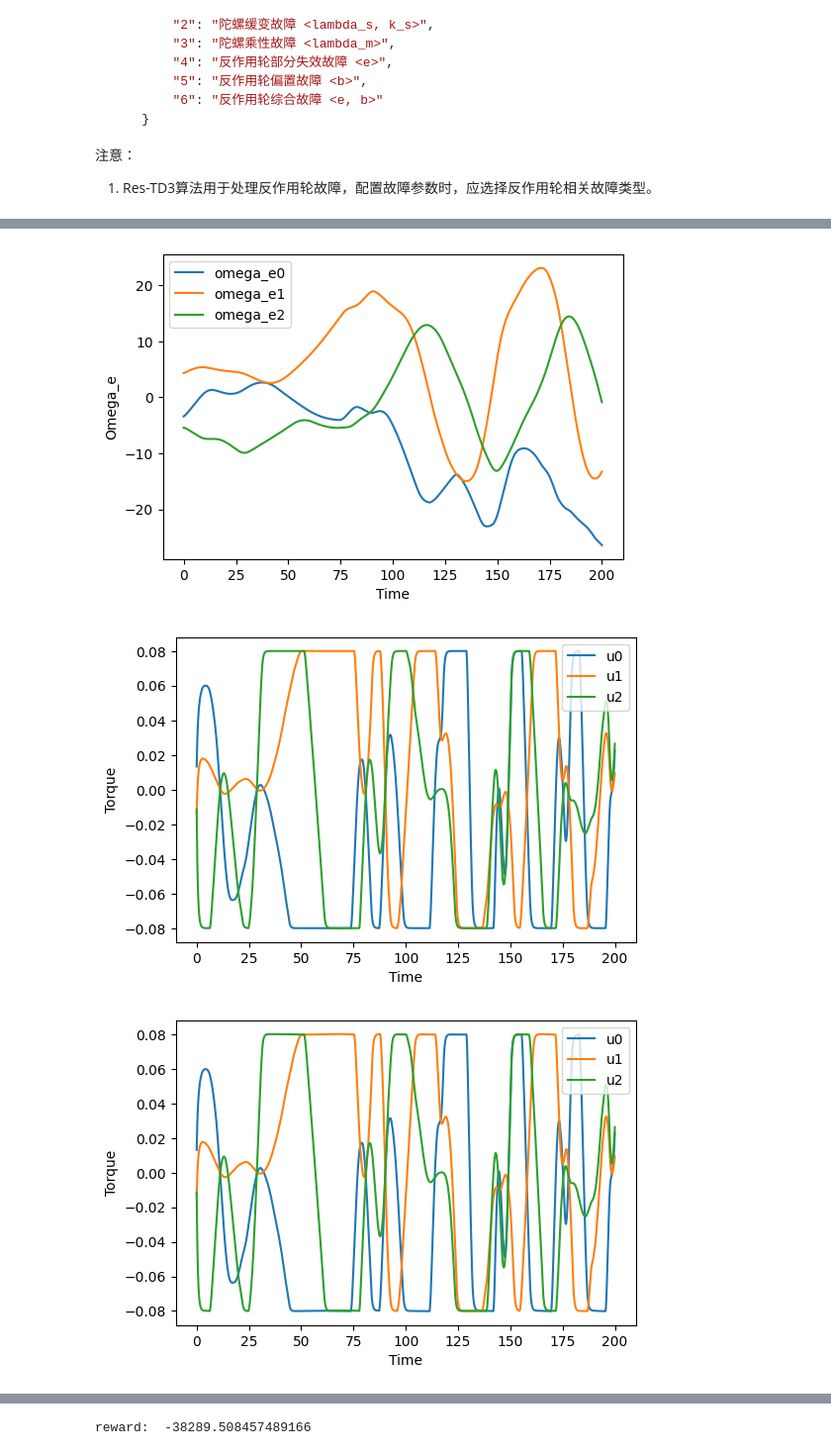
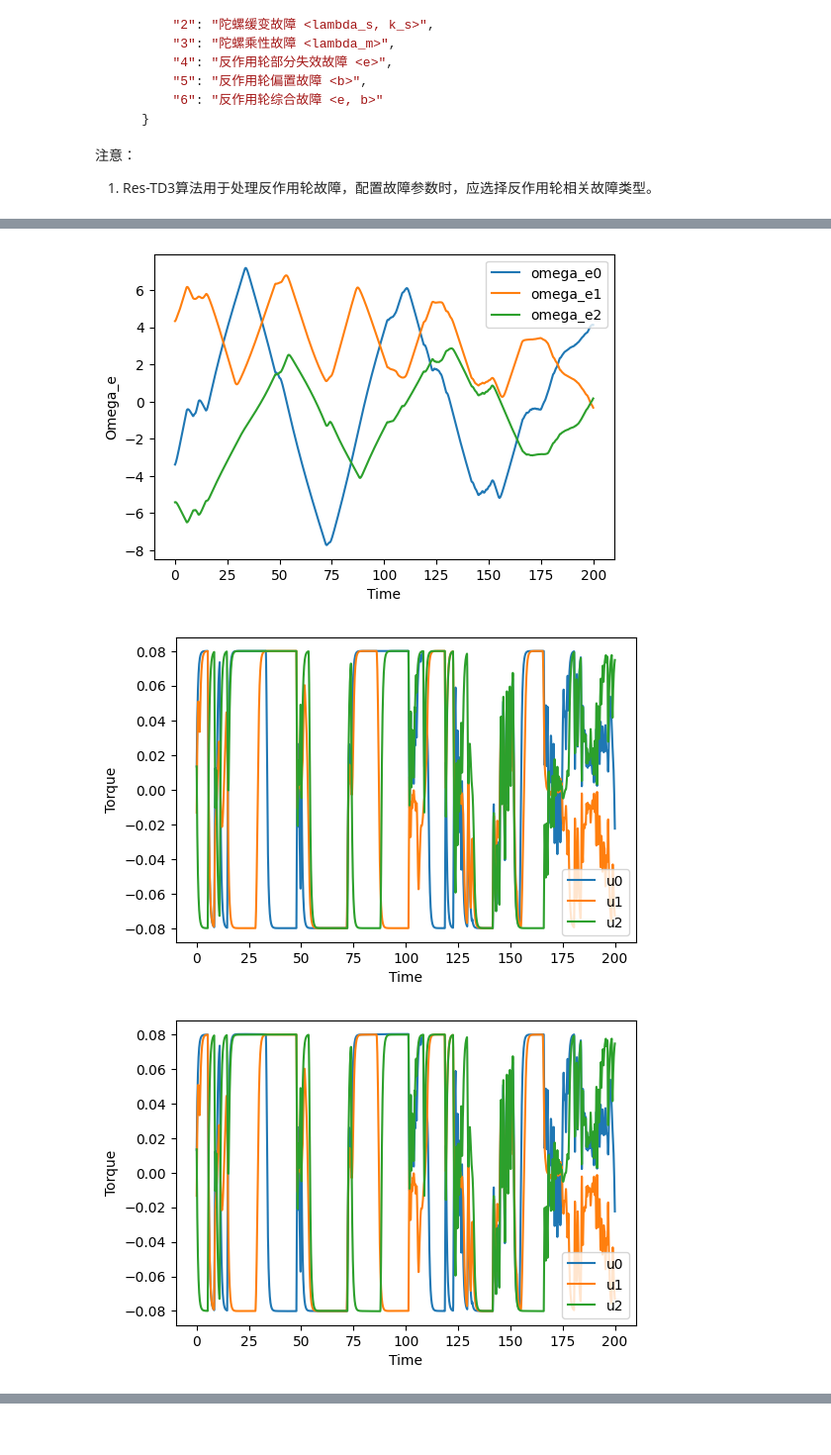
Before and after one commit to heyLancee/AFTC, a Jupyter notebook: deploy/eval.ipynb, the cells around one changed output, grey strips where cells are left out. Shown at 99% size. Drawn from its saved outputs; the diff is of its cells as text; code cells hidden in the pictures.

```diff
--- a/deploy/eval.ipynb
+++ b/deploy/eval.ipynb
@@ -91,6 +91,7 @@ def eval_policy(policy_model_path:str, policy_hidden_size:List[int], env_name:st
 
     while not done:
         agent_action = actor(torch.tensor(state, dtype=torch.float32).unsqueeze(0)).cpu().detach().numpy().flatten()
+        agent_action = np.where(agent_action > 0, -agent_action, agent_action)
         pid.update(*agent_action)
         qev = state[1:4]
         omegae = state[4:7]
@@ -134,6 +135,13 @@ def eval_policy(policy_model_path:str, policy_hidden_size:List[int], env_name:st
 
     if is_plot:
         eval_env.plot()
+        kds = np.array(pid.kds)
+        kps = np.array(pid.kps)
+        plt.figure()
+        plt.plot(kds, label="kd")
+        plt.plot(kps, label="kp")
+        plt.legend()
+        plt.show()
 
     return np.sum(rewards)
 
@@ -141,8 +149,8 @@ def eval_policy(policy_model_path:str, policy_hidden_size:List[int], env_name:st
 seed = 1
 env_name = "SunPointFaultSatellite"
 model_path = os.path.join(root_path, "models")
-policy_model_path = ""
-policy_hidden_size = [400, 300]
+policy_model_path = "2025-04-23_10-21-42_1\TD3_Satellite_1"
+policy_hidden_size = [256, 128]
 
 save_dir = ""
 
@@ -169,3 +178,3 @@ INFO:src.satellite:fault mode: 0
-[figure, old version]
+[figure, new version]
-[figure, old version]
+[figure, new version]
-[figure, old version]
+[figure, new version]
@@ -174 +182,0 @@ INFO:src.satellite:fault mode: 0
-reward:  -38289.508457489166
```
Also changed, not shown: parts of 1 cell of this notebook, 5 other files.
